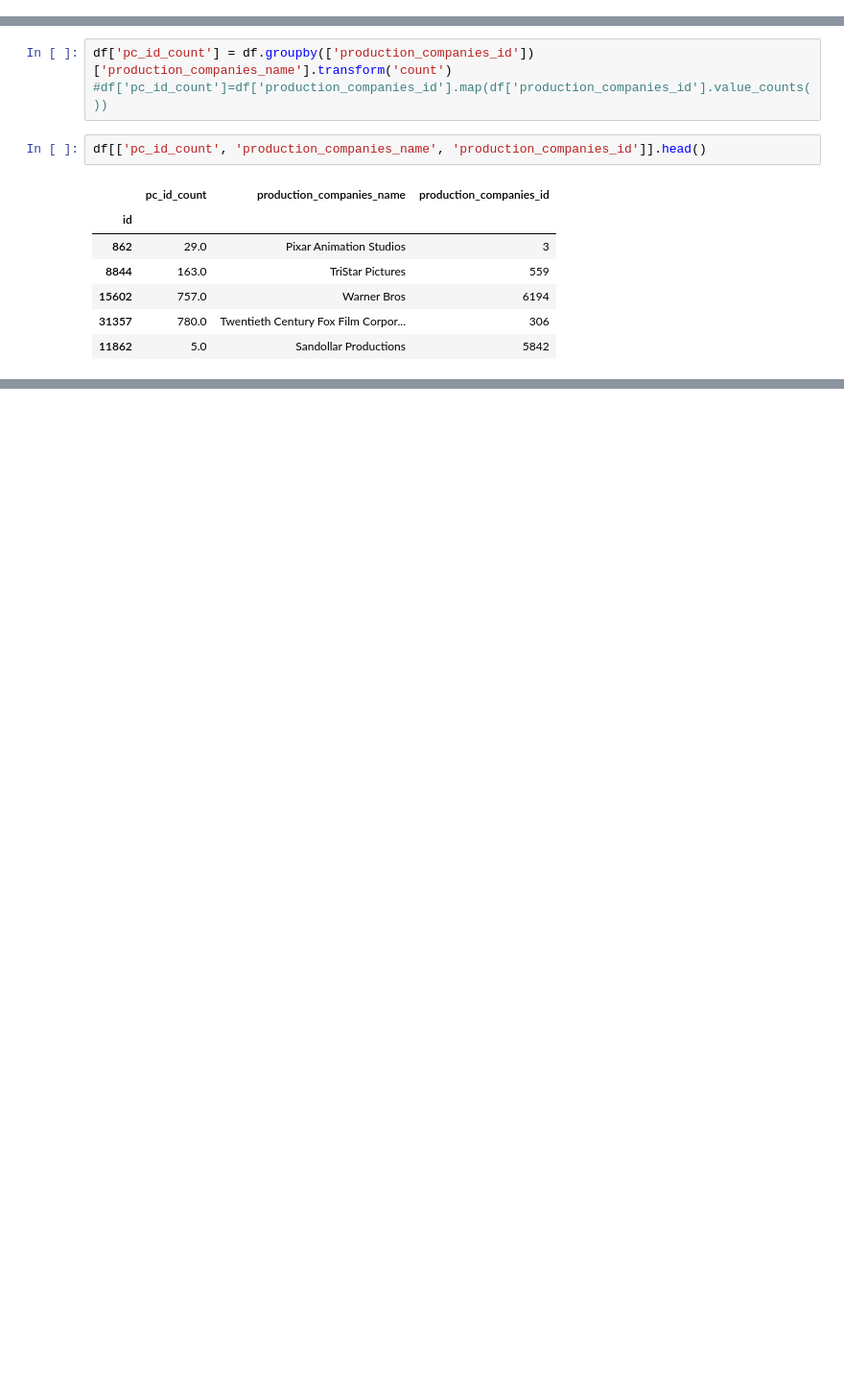
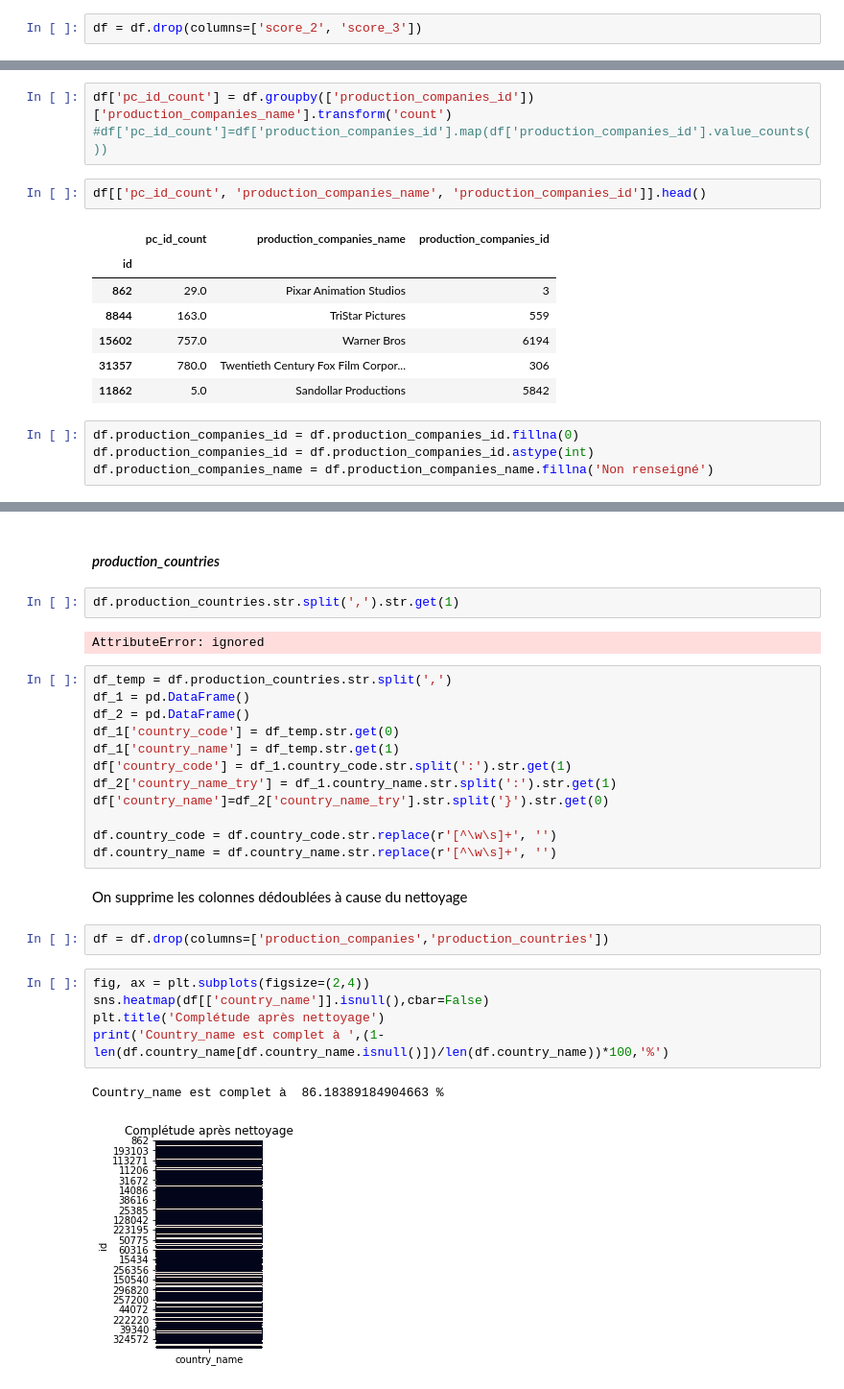
Before and after one commit to marie-ganon/Projet-Python-S1, a Jupyter notebook: Scraping_nettoyage.ipynb, the cells around one changed output, grey strips where cells are left out. Shown at 96% size. Drawn from its saved outputs; the diff is of its cells as text; blank space fills up the shorter version.

Commit message:
Modifications nettoyage de base + production_companies

```diff
--- a/Scraping_nettoyage.ipynb
+++ b/Scraping_nettoyage.ipynb
@@ -377,5 +399,7 @@ pd.DataFrame({'popularity': l_pop ,'score_1' : l_score1})
 | 19 | The Circle | The Lord of the Rings: The Two To... |
 # %% [markdown]
 On pourra retenir *popularity* pour évoquer des film au succès commercial, et *score_1* pour évoquer des films relativement acclamés par la critique et populaires.
+# %%
+df = df.drop(columns=['score_2', 'score_3'])
 # %% [markdown]
 ### *production companies* et *production countries*
@@ -444,3 +464,7 @@ df[['pc_id_count', 'production_companies_name', 'production_companies_id']].head
 | 15602 | 757.0 | Warner Bros | 6194 |
 | 31357 | 780.0 | Twentieth Century Fox Film Corpor... | 306 |
 | 11862 | 5.0 | Sandollar Productions | 5842 |
+# %%
+df.production_companies_id = df.production_companies_id.fillna(0)
+df.production_companies_id = df.production_companies_id.astype(int)
+df.production_companies_name = df.production_companies_name.fillna('Non renseigné')
@@ -446,0 +495,30 @@ df[['pc_id_count', 'production_companies_name', 'production_companies_id']].head
+# %% [markdown]
+#### *production_countries*
+# %%
+df.production_countries.str.split(',').str.get(1)
+# %% [output]
+AttributeError: ignored
+# %%
+df_temp = df.production_countries.str.split(',')
+df_1 = pd.DataFrame()
+df_2 = pd.DataFrame()
+df_1['country_code'] = df_temp.str.get(0)
+df_1['country_name'] = df_temp.str.get(1)
+df['country_code'] = df_1.country_code.str.split(':').str.get(1)
+df_2['country_name_try'] = df_1.country_name.str.split(':').str.get(1)
+df['country_name']=df_2['country_name_try'].str.split('}').str.get(0)
+
+df.country_code = df.country_code.str.replace(r'[^\w\s]+', '')
+df.country_name = df.country_name.str.replace(r'[^\w\s]+', '')
+# %% [markdown]
+On supprime les colonnes dédoublées à cause du nettoyage
+# %%
+df = df.drop(columns=['production_companies','production_countries'])
+# %%
+fig, ax = plt.subplots(figsize=(2,4))
+sns.heatmap(df[['country_name']].isnull(),cbar=False)
+plt.title('Complétude après nettoyage')
+print('Country_name est complet à ',(1-len(df.country_name[df.country_name.isnull()])/len(df.country_name))*100,'%')
+# %% [output]
+Country_name est complet à  86.18389184904663 %
+[figure, added]
```
Also changed, not shown: parts of 38 cells of this notebook.
